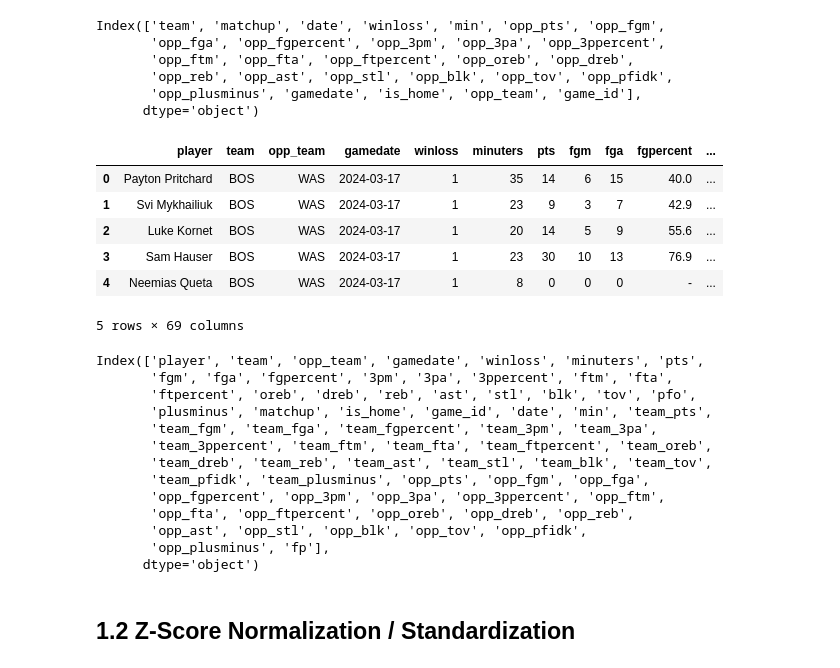
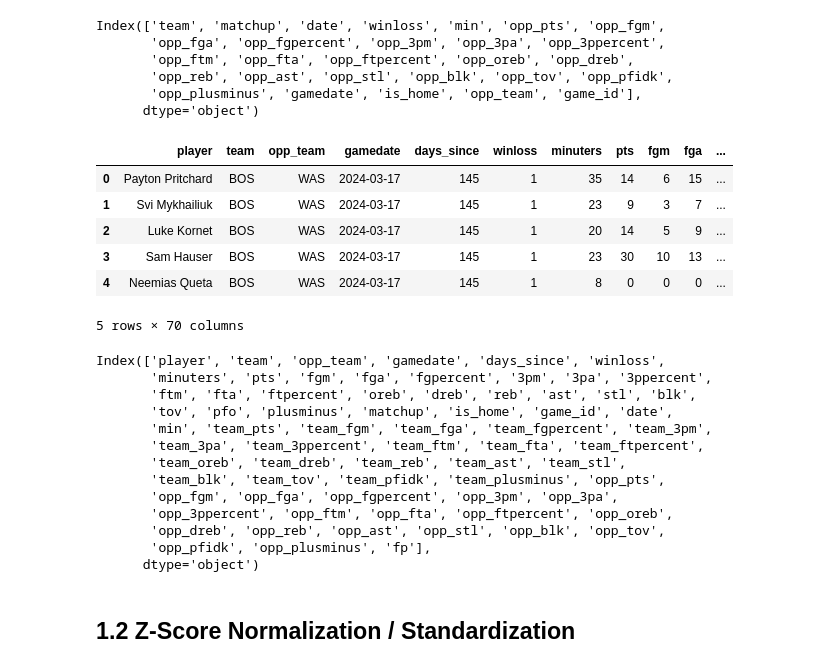
Before and after one commit to BerkeAltiparmak/SportSense.AI, a Jupyter notebook: SportSense.ipynb, the cells around one changed output. Drawn from its saved outputs; the diff is of its cells as text; code cells hidden in the pictures.

Commit message:
Added a new column called 'days_since'
days_since calculates the number of days passed since the start of the season till the time of the game.

```diff
--- a/SportSense.ipynb
+++ b/SportSense.ipynb
@@ -93,10 +100,15 @@ def create_game_id(row):
     game_date = row['gamedate'].strftime('%Y-%m-%d')
     return f"{home_team}.{away_team}.{game_date}"
 # %%
-player_df['is_home'] = player_df['matchup'].apply(lambda x: 1 if 'vs.' in x else 0)
-player_df['winloss'] = player_df['winloss'].apply(lambda x: 1 if 'W' in x else 0)
-player_df['fp'] = player_df.apply(calculate_fantasy_points, axis=1)
-player_df['opp_team'] = player_df['matchup'].apply(get_opp_team)
-player_df['game_id'] = player_df.apply(create_game_id, axis=1)
+player_df['is_home'] = player_df['matchup'].apply(lambda x: 1 if 'vs.' in x else 0) # 1 if home game, 0 if away
+player_df['winloss'] = player_df['winloss'].apply(lambda x: 1 if 'W' in x else 0) # 1 if W, 0 if L
+player_df['fp'] = player_df.apply(calculate_fantasy_points, axis=1) # calculate fantasy points
+player_df['opp_team'] = player_df['matchup'].apply(get_opp_team) # extract the opponent team name
+player_df['game_id'] = player_df.apply(create_game_id, axis=1) # calculate the game id
+
+# calculate how many days has passed since the start of the season till this game
+season_start_date = pd.Timestamp('2023-10-24')
+player_df['days_since'] = (player_df['gamedate'] - season_start_date).dt.days
+
 player_df.head()
 # %% [output]
@@ -249,32 +272,32 @@ df = pd.merge(initial_merged_df, opp_team_df, left_on=['game_id', 'opp_team'], r
 df.drop([col for col in df.columns if 'drop' in col], axis=1, inplace=True)
 # %%
 # reorder the columns for visual purposes
-columns_order = ['player', 'team', 'opp_team', 'gamedate'] + [col for col in df.columns if col not in ['player', 'team', 'opp_team', 'gamedate', 'fp']] + ['fp']
+columns_order = ['player', 'team', 'opp_team', 'gamedate', 'days_since'] + [col for col in df.columns if col not in ['player', 'team', 'opp_team', 'gamedate', 'days_since', 'fp']] + ['fp']
 df = df[columns_order]
 df.head()
 # %% [output]
-|  | player | team | opp_team | gamedate | winloss | minuters | pts | fgm | fga | fgpercent | ... |
-| 0 | Payton Pritchard | BOS | WAS | 2024-03-17 | 1 | 35 | 14 | 6 | 15 | 40.0 | ... |
-| 1 | Svi Mykhailiuk | BOS | WAS | 2024-03-17 | 1 | 23 | 9 | 3 | 7 | 42.9 | ... |
-| 2 | Luke Kornet | BOS | WAS | 2024-03-17 | 1 | 20 | 14 | 5 | 9 | 55.6 | ... |
-| 3 | Sam Hauser | BOS | WAS | 2024-03-17 | 1 | 23 | 30 | 10 | 13 | 76.9 | ... |
-| 4 | Neemias Queta | BOS | WAS | 2024-03-17 | 1 | 8 | 0 | 0 | 0 | - | ... |
+|  | player | team | opp_team | gamedate | days_since | winloss | minuters | pts | fgm | fga | ... |
+| 0 | Payton Pritchard | BOS | WAS | 2024-03-17 | 145 | 1 | 35 | 14 | 6 | 15 | ... |
+| 1 | Svi Mykhailiuk | BOS | WAS | 2024-03-17 | 145 | 1 | 23 | 9 | 3 | 7 | ... |
+| 2 | Luke Kornet | BOS | WAS | 2024-03-17 | 145 | 1 | 20 | 14 | 5 | 9 | ... |
+| 3 | Sam Hauser | BOS | WAS | 2024-03-17 | 145 | 1 | 23 | 30 | 10 | 13 | ... |
+| 4 | Neemias Queta | BOS | WAS | 2024-03-17 | 145 | 1 | 8 | 0 | 0 | 0 | ... |
-5 rows × 69 columns
+5 rows × 70 columns
 # %%
 df.columns
 # %% [output]
-Index(['player', 'team', 'opp_team', 'gamedate', 'winloss', 'minuters', 'pts',
-       'fgm', 'fga', 'fgpercent', '3pm', '3pa', '3ppercent', 'ftm', 'fta',
-       'ftpercent', 'oreb', 'dreb', 'reb', 'ast', 'stl', 'blk', 'tov', 'pfo',
-       'plusminus', 'matchup', 'is_home', 'game_id', 'date', 'min', 'team_pts',
-       'team_fgm', 'team_fga', 'team_fgpercent', 'team_3pm', 'team_3pa',
-       'team_3ppercent', 'team_ftm', 'team_fta', 'team_ftpercent', 'team_oreb',
-       'team_dreb', 'team_reb', 'team_ast', 'team_stl', 'team_blk', 'team_tov',
-       'team_pfidk', 'team_plusminus', 'opp_pts', 'opp_fgm', 'opp_fga',
-       'opp_fgpercent', 'opp_3pm', 'opp_3pa', 'opp_3ppercent', 'opp_ftm',
-       'opp_fta', 'opp_ftpercent', 'opp_oreb', 'opp_dreb', 'opp_reb',
-       'opp_ast', 'opp_stl', 'opp_blk', 'opp_tov', 'opp_pfidk',
-       'opp_plusminus', 'fp'],
+Index(['player', 'team', 'opp_team', 'gamedate', 'days_since', 'winloss',
+       'minuters', 'pts', 'fgm', 'fga', 'fgpercent', '3pm', '3pa', '3ppercent',
+       'ftm', 'fta', 'ftpercent', 'oreb', 'dreb', 'reb', 'ast', 'stl', 'blk',
+       'tov', 'pfo', 'plusminus', 'matchup', 'is_home', 'game_id', 'date',
+       'min', 'team_pts', 'team_fgm', 'team_fga', 'team_fgpercent', 'team_3pm',
+       'team_3pa', 'team_3ppercent', 'team_ftm', 'team_fta', 'team_ftpercent',
+       'team_oreb', 'team_dreb', 'team_reb', 'team_ast', 'team_stl',
+       'team_blk', 'team_tov', 'team_pfidk', 'team_plusminus', 'opp_pts',
+       'opp_fgm', 'opp_fga', 'opp_fgpercent', 'opp_3pm', 'opp_3pa',
+       'opp_3ppercent', 'opp_ftm', 'opp_fta', 'opp_ftpercent', 'opp_oreb',
+       'opp_dreb', 'opp_reb', 'opp_ast', 'opp_stl', 'opp_blk', 'opp_tov',
+       'opp_pfidk', 'opp_plusminus', 'fp'],
       dtype='object')
 # %% [markdown]
 ## 1.2 Z-Score Normalization / Standardization
```
Also changed, not shown: parts of 8 cells of this notebook.
